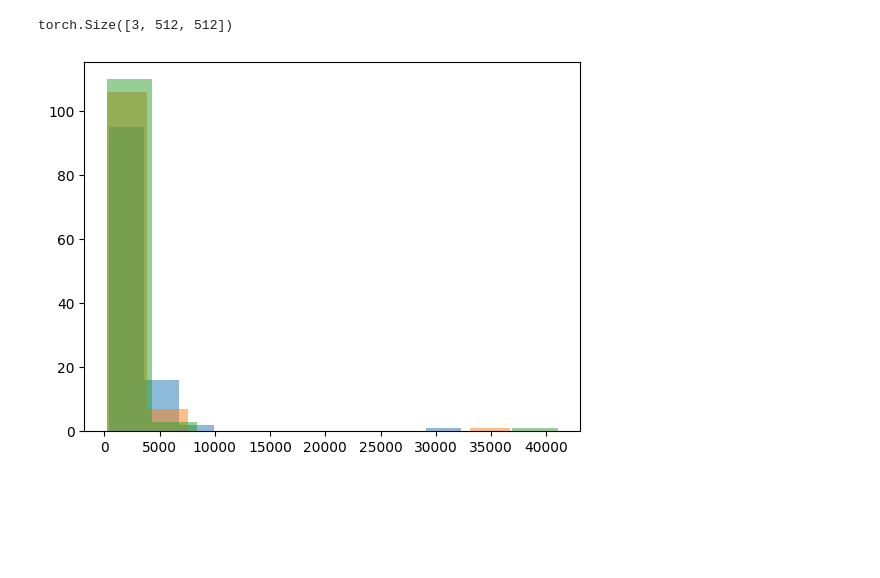
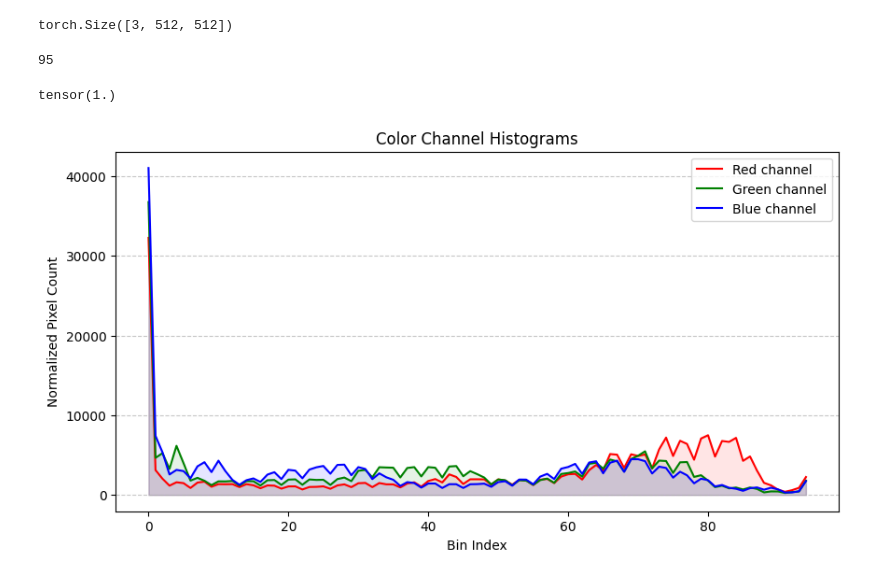
Before and after one commit to msandonini/uni, a Jupyter notebook: Computer Vision & Cognitive Systems/Lab/20260302 Thresholds, Color histogram/2 Color hist.ipynb, the cells around one changed output. Cells and saved outputs as stored; diff of their text form; code cells hidden in the pictures; blank space fills up the shorter version.

```diff
--- a/Computer Vision & Cognitive Systems/Lab/20260302 Introduction/2 Color hist.ipynb
+++ b/Computer Vision & Cognitive Systems/Lab/20260302 Thresholds, Color histogram/2 Color hist.ipynb
@@ -19,17 +19,49 @@ plt.show()
 im.shape
 # %% [output]
 torch.Size([3, 512, 512])
+# %%
+nbin
+# %% [output]
+95
+# %%
+im = (im * float(nbin) // 256)
 # %%
-hist = []
-for i in range(im.shape[0]):
-    plane = im[i]
+im = (im * float(nbin) // 256)
 
-    hist.append(torch.histc(plane.float().flatten(), bins=nbin, min=0, max=255))
+hists = []
 
-out = torch.cat(hist)
+for i in range(3):
+    hist = torch.zeros((nbin, ))
+    for b in range(nbin):
+        hist[b] = torch.sum(im[i] == b)
 
-for i in range(len(hist)):
-    plt.hist(hist[i].flatten(), alpha=0.5)
-plt.show()
+    hists.append(hist)
+
+out = torch.cat(hists)
+out = out / out.sum()
-# %% [output]
-[figure, removed]
+# %%
+torch.sum(out)
+# %% [output]
+tensor(1.)
+# %%
+import matplotlib.pyplot as plt
+
+colors = ('red', 'green', 'blue')
+plt.figure(figsize=(10, 5))
+
+for i, col in enumerate(colors):
+    hdata = hists[i].numpy()
+
+    bins = range(len(hdata))
+
+    plt.plot(bins, hdata, color=col, label=f'{col.capitalize()} channel')
+    plt.fill_between(bins, hdata, color=col, alpha=0.1)
+
+plt.title("Color Channel Histograms")
+plt.xlabel("Bin Index")
+plt.ylabel("Normalized Pixel Count")
+plt.legend()
+plt.grid(axis='y', linestyle='--', alpha=0.7)
+plt.show()
+# %% [output]
+[figure, added]
```
